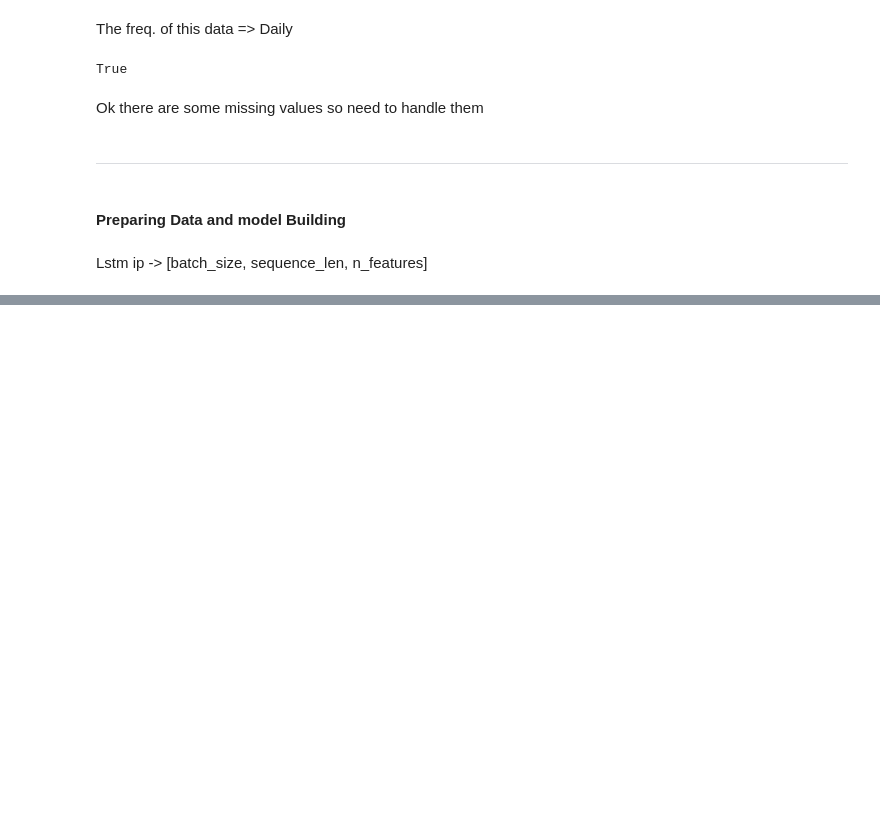
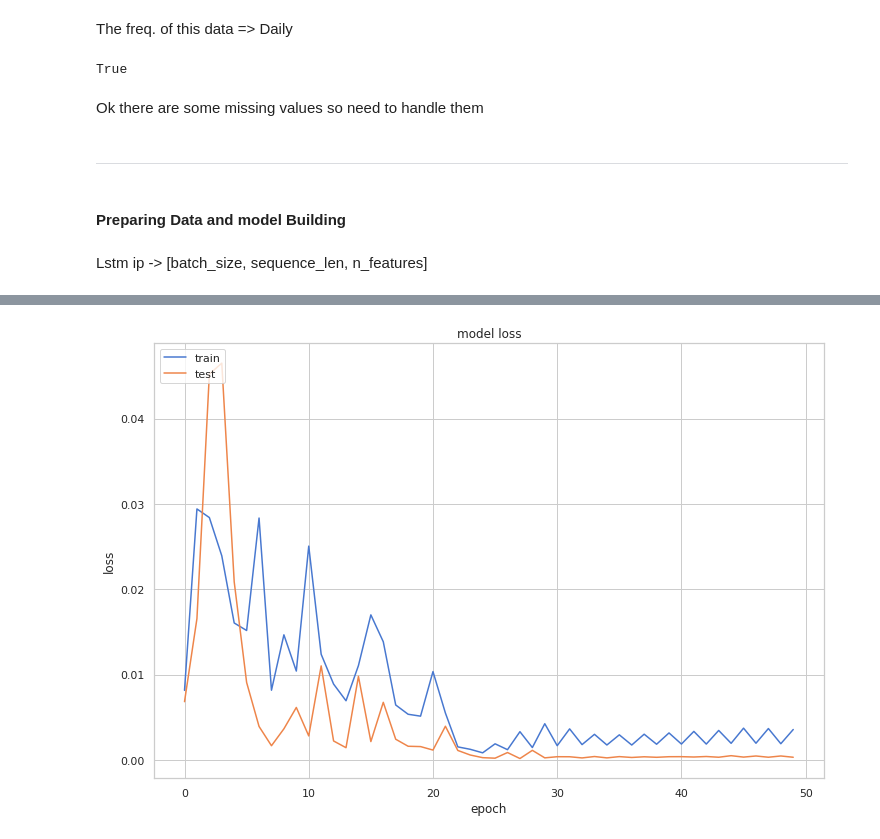
Before and after one commit to shobhitsundriyal/time_series, a Jupyter notebook: Cryptocurrency__price__prediction_tf.ipynb, the cells around one changed output, grey strips where cells are left out. Saved outputs shown, nothing was run; the diff lists cells and outputs as text; code cells hidden in the pictures; blank space fills up the shorter version.

```diff
--- a/Cryptocurrency__price__prediction_tf.ipynb
+++ b/Cryptocurrency__price__prediction_tf.ipynb
@@ -96,6 +96,15 @@ def preprocess(original_data, seq_len, train_split):
   y_test = data[num_train:, -1, :]
 
   return x_train, y_train, x_test, y_test
+
+def plot_model_history(his):
+  plt.plot(his.history['loss'])
+  plt.plot(his.history['val_loss'])
+  plt.title('model loss')
+  plt.ylabel('loss')
+  plt.xlabel('epoch')
+  plt.legend(['train', 'test'], loc='upper left')
+  plt.show()
 # %%
 x_train, y_train, x_test, y_test = preprocess(scaled_close, seq_len, 0.95)
 
@@ -109,0 +168,6 @@ x_test.shape
+# %%
+batch_size = 64
+
+model.compile(loss='mse', optimizer='Adam')
+his = model.fit(x_train, y_train, epochs=50, batch_size=batch_size, shuffle=False
+                , validation_split=0.1)
@@ -109,0 +197,4 @@ x_test.shape
+# %%
+plot_model_history(his)
+# %% [output]
+[figure, added]
```
Also changed, not shown: parts of 14 cells of this notebook.
